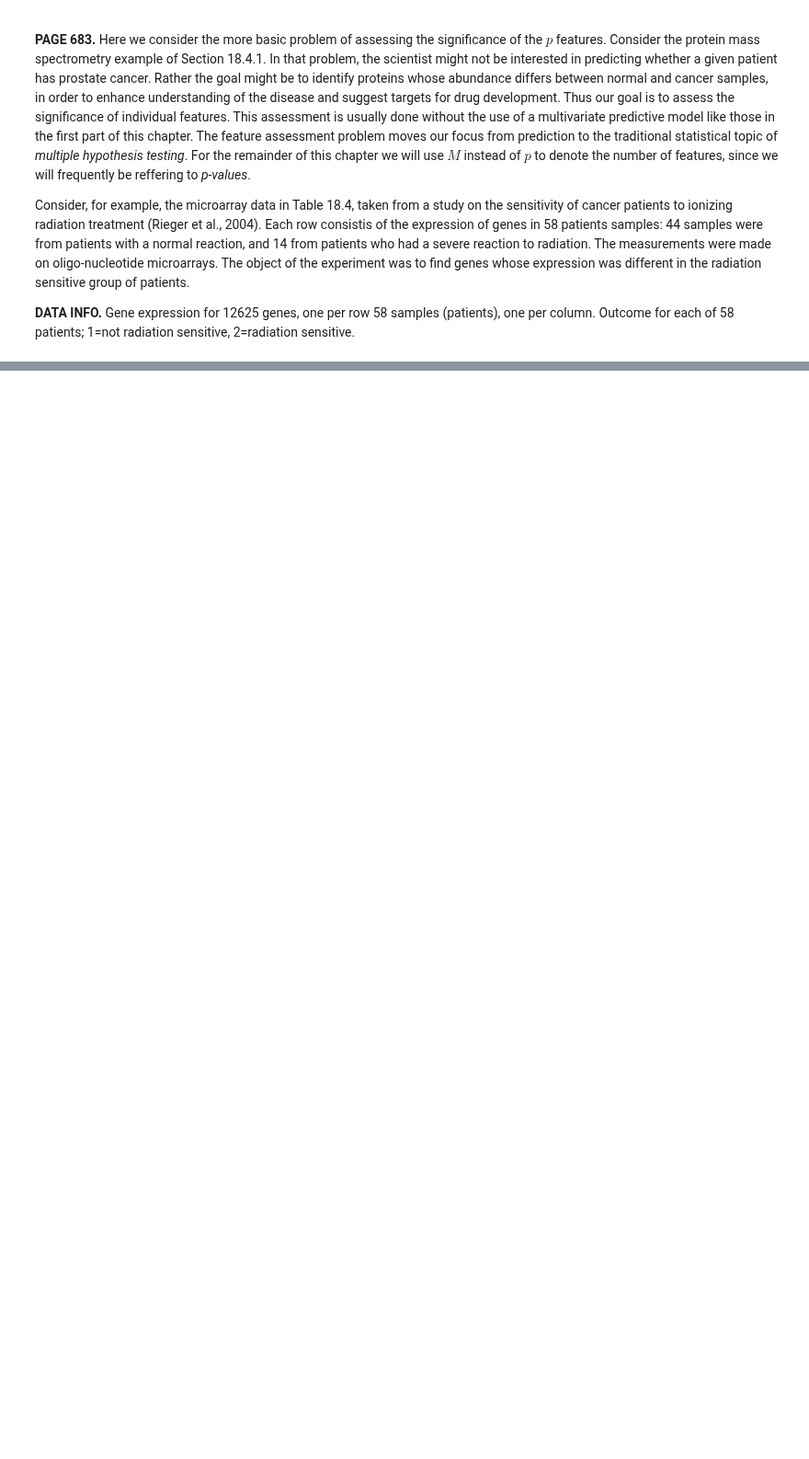
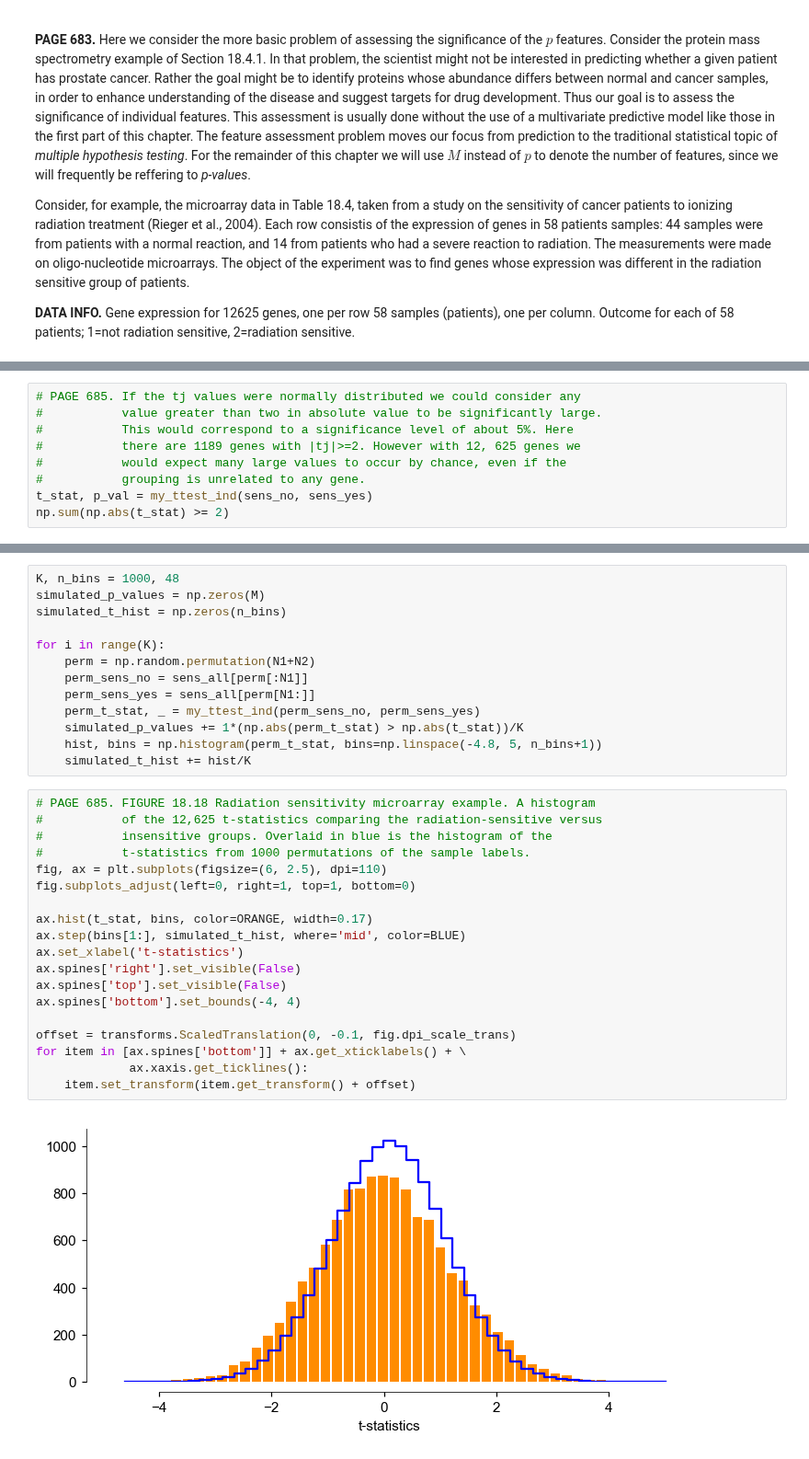
Before and after one commit to empathy87/The-Elements-of-Statistical-Learning-Python-Notebooks, a Jupyter notebook: examples/Radiation Sensitivity.ipynb, the cells around one changed output, grey strips where cells are left out. Shown at 92% size. Cells and saved outputs as stored; diff of their text form; blank space fills up the shorter version.

Commit message:
significance analysis

```diff
--- a/examples/Radiation Sensitivity.ipynb
+++ b/examples/Radiation Sensitivity.ipynb
@@ -16,0 +67,9 @@ np.
+# %%
+# PAGE 685. If the tj values were normally distributed we could consider any
+#           value greater than two in absolute value to be significantly large.
+#           This would correspond to a significance level of about 5%. Here
+#           there are 1189 genes with |tj|>=2. However with 12, 625 genes we
+#           would expect many large values to occur by chance, even if the
+#           grouping is unrelated to any gene.
+t_stat, p_val = my_ttest_ind(sens_no, sens_yes)
+np.sum(np.abs(t_stat) >= 2)
@@ -16,0 +82,34 @@ np.
+# %%
+K, n_bins = 1000, 48
+simulated_p_values = np.zeros(M)
+simulated_t_hist = np.zeros(n_bins)
+
+for i in range(K):
+    perm = np.random.permutation(N1+N2)
+    perm_sens_no = sens_all[perm[:N1]]
+    perm_sens_yes = sens_all[perm[N1:]]
+    perm_t_stat, _ = my_ttest_ind(perm_sens_no, perm_sens_yes)
+    simulated_p_values += 1*(np.abs(perm_t_stat) > np.abs(t_stat))/K
+    hist, bins = np.histogram(perm_t_stat, bins=np.linspace(-4.8, 5, n_bins+1))
+    simulated_t_hist += hist/K
+# %%
+# PAGE 685. FIGURE 18.18 Radiation sensitivity microarray example. A histogram
+#           of the 12,625 t-statistics comparing the radiation-sensitive versus
+#           insensitive groups. Overlaid in blue is the histogram of the
+#           t-statistics from 1000 permutations of the sample labels.
+fig, ax = plt.subplots(figsize=(6, 2.5), dpi=110)
+fig.subplots_adjust(left=0, right=1, top=1, bottom=0)
+
+ax.hist(t_stat, bins, color=ORANGE, width=0.17)
+ax.step(bins[1:], simulated_t_hist, where='mid', color=BLUE)
+ax.set_xlabel('t-statistics')
+ax.spines['right'].set_visible(False)
+ax.spines['top'].set_visible(False)
+ax.spines['bottom'].set_bounds(-4, 4)
+
+offset = transforms.ScaledTranslation(0, -0.1, fig.dpi_scale_trans)
+for item in [ax.spines['bottom']] + ax.get_xticklabels() + \
+             ax.xaxis.get_ticklines():
+    item.set_transform(item.get_transform() + offset)
+# %% [output]
+[figure, added]
```
Also changed, not shown: parts of 21 cells of this notebook.
